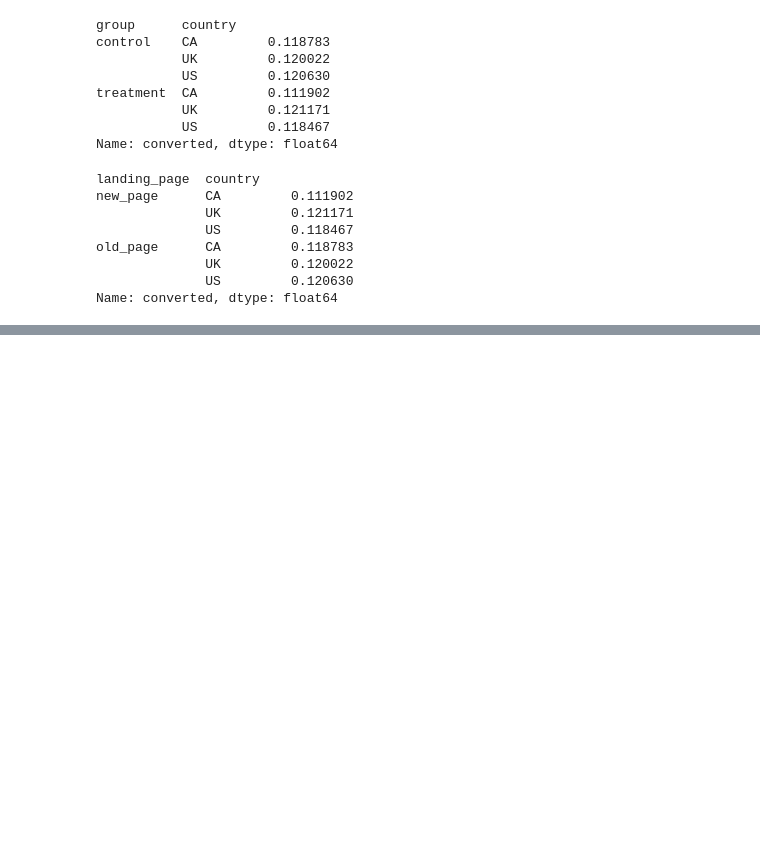
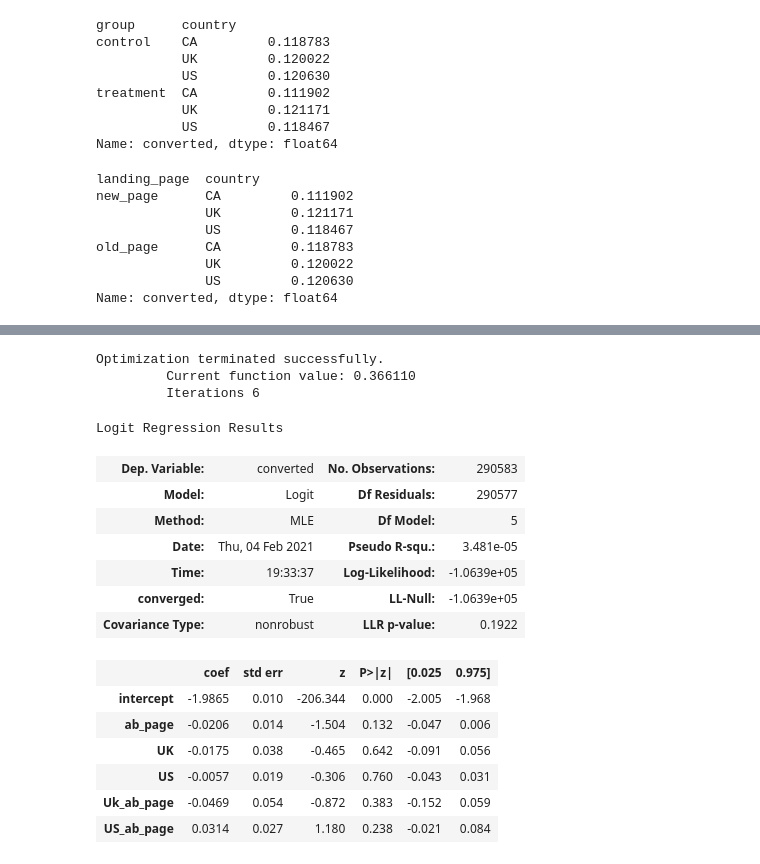
Before and after one commit to Sinha123456/udacity_lesson_project, a Jupyter notebook: A_BTesting.ipynb, the cells around one changed output, grey strips where cells are left out. Cells and saved outputs as stored; diff of their text form; code cells hidden in the pictures; blank space fills up the shorter version.

```diff
--- a/A_BTesting.ipynb
+++ b/A_BTesting.ipynb
@@ -573,0 +620,4 @@ ValueError: ignored
+# %%
+df2['Uk_ab_page'] = df2['UK'] * df2['ab_page']
+df2['US_ab_page'] = df2['US'] * df2['ab_page']
+df2.head(2)
@@ -573,0 +629,23 @@ ValueError: ignored
+# %%
+logit4 = sm.Logit(df2['converted'], df2[['intercept', 'ab_page', 'UK', 'US', 'Uk_ab_page', 'US_ab_page']])
+results4 = logit4.fit()
+results4.summary()
+# %% [output]
+Optimization terminated successfully.
+         Current function value: 0.366110
+         Iterations 6
+Logit Regression Results
+| Dep. Variable: | converted | No. Observations: | 290583 |
+| Model: | Logit | Df Residuals: | 290577 |
+| Method: | MLE | Df Model: | 5 |
+| Date: | Thu, 04 Feb 2021 | Pseudo R-squ.: | 3.481e-05 |
+| Time: | 19:33:37 | Log-Likelihood: | -1.0639e+05 |
+| converged: | True | LL-Null: | -1.0639e+05 |
+| Covariance Type: | nonrobust | LLR p-value: | 0.1922 |
+|  | coef | std err | z | P>|z| | [0.025 | 0.975] |
+| intercept | -1.9865 | 0.010 | -206.344 | 0.000 | -2.005 | -1.968 |
+| ab_page | -0.0206 | 0.014 | -1.504 | 0.132 | -0.047 | 0.006 |
+| UK | -0.0175 | 0.038 | -0.465 | 0.642 | -0.091 | 0.056 |
+| US | -0.0057 | 0.019 | -0.306 | 0.760 | -0.043 | 0.031 |
+| Uk_ab_page | -0.0469 | 0.054 | -0.872 | 0.383 | -0.152 | 0.059 |
+| US_ab_page | 0.0314 | 0.027 | 1.180 | 0.238 | -0.021 | 0.084 |
```
Also changed, not shown: parts of 33 cells of this notebook.
